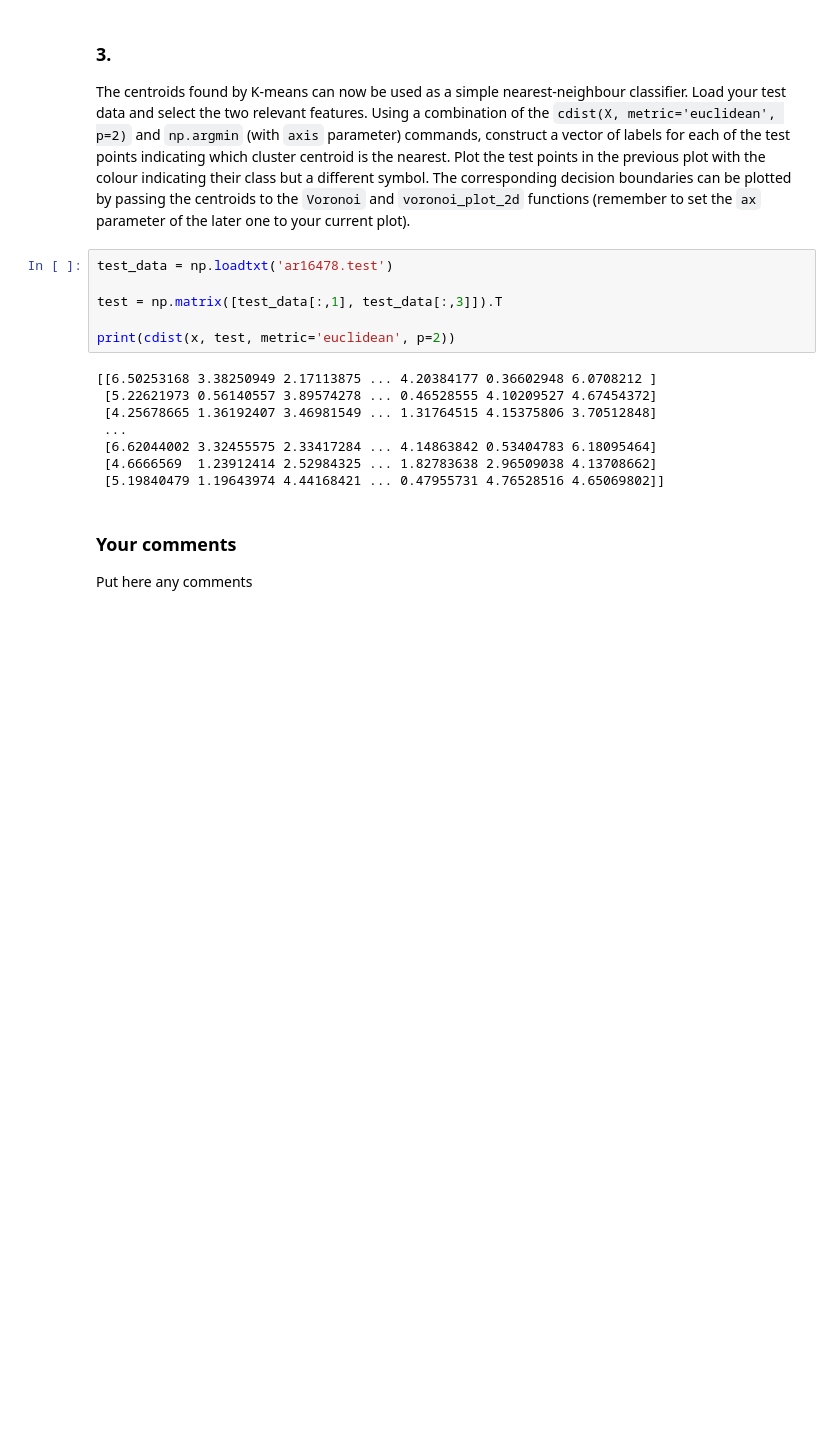
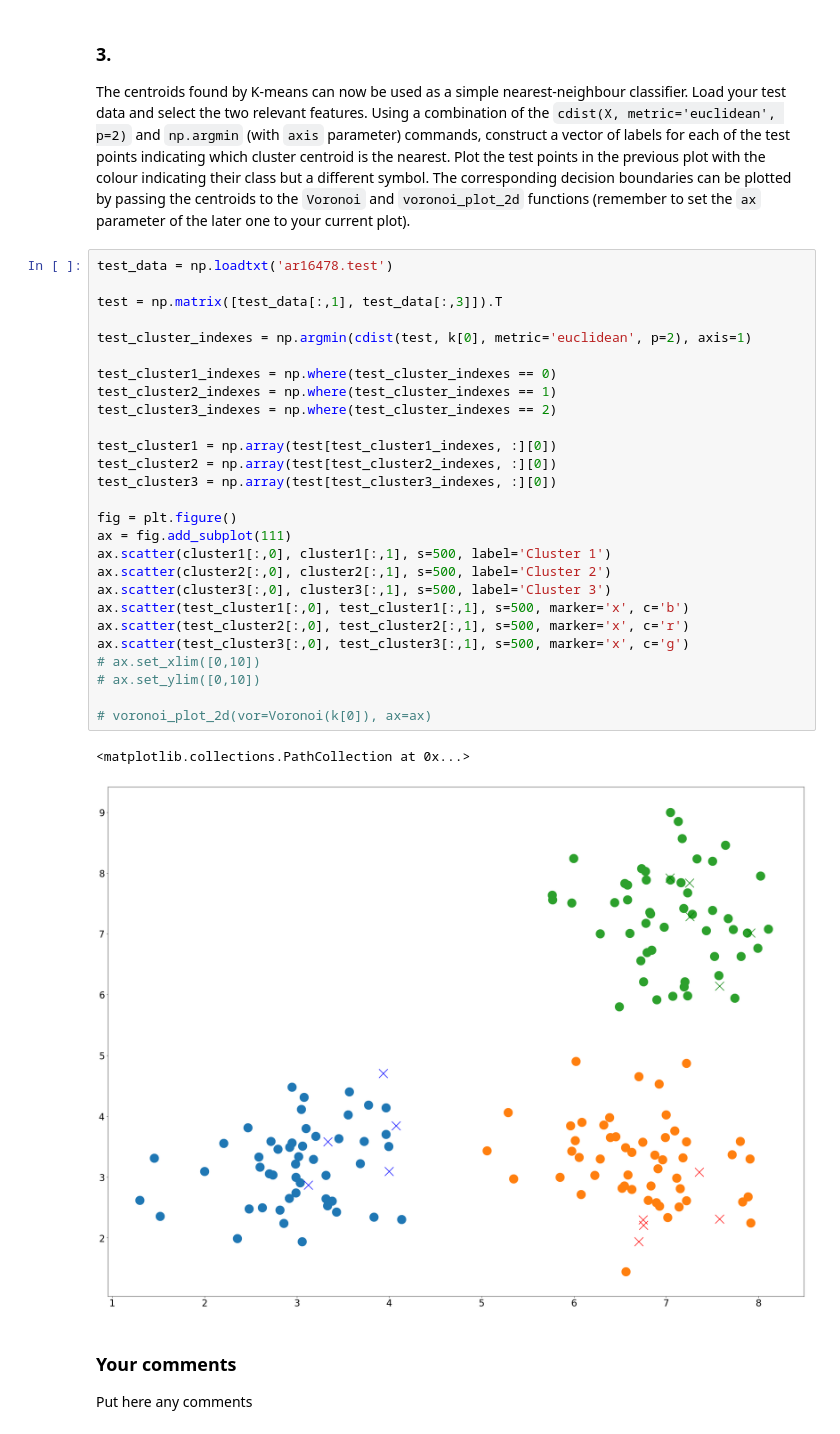
Before and after one commit to ainsleyrutterford/Clustering-and-Classifying-Data, a Jupyter notebook: cw1.ipynb, the cells around one changed output. Cells and saved outputs as stored; diff of their text form; blank space fills up the shorter version.

Commit message:
3rd part of part 1 is nearly done. need to sort out voronoi plot

```diff
--- a/cw1.ipynb
+++ b/cw1.ipynb
@@ -105,20 +105,36 @@ I transpose so that the shape fits im pretty sure thats right. why the FUCK does
 # %% [markdown]
 ### 3. ###
 The centroids found by K-means can now be used as a simple nearest-neighbour classifier. Load your test data and select the two relevant features. Using a combination of the `cdist(X, metric='euclidean', p=2)` and `np.argmin` (with `axis` parameter) commands, construct a vector of labels for each of the test points indicating which cluster centroid is the nearest. Plot the test points in the previous plot with the colour indicating their class but a different symbol. The corresponding decision boundaries can be plotted by passing the centroids to the `Voronoi` and `voronoi_plot_2d` functions (remember to set the `ax` parameter of the later one to your current plot).
-# %%
-test_data = np.loadtxt('ar16478.test')
-
-test = np.matrix([test_data[:,1], test_data[:,3]]).T
-
-print(cdist(x, test, metric='euclidean', p=2))
-# %% [output]
-[[6.50253168 3.38250949 2.17113875 ... 4.20384177 0.36602948 6.0708212 ]
- [5.22621973 0.56140557 3.89574278 ... 0.46528555 4.10209527 4.67454372]
- [4.25678665 1.36192407 3.46981549 ... 1.31764515 4.15375806 3.70512848]
- ...
- [6.62044002 3.32455575 2.33417284 ... 4.14863842 0.53404783 6.18095464]
- [4.6666569  1.23912414 2.52984325 ... 1.82783638 2.96509038 4.13708662]
- [5.19840479 1.19643974 4.44168421 ... 0.47955731 4.76528516 4.65069802]]
+# %%
+test_data = np.loadtxt('ar16478.test')
+
+test = np.matrix([test_data[:,1], test_data[:,3]]).T
+
+test_cluster_indexes = np.argmin(cdist(test, k[0], metric='euclidean', p=2), axis=1)
+
+test_cluster1_indexes = np.where(test_cluster_indexes == 0)
+test_cluster2_indexes = np.where(test_cluster_indexes == 1)
+test_cluster3_indexes = np.where(test_cluster_indexes == 2)
+
+test_cluster1 = np.array(test[test_cluster1_indexes, :][0])
+test_cluster2 = np.array(test[test_cluster2_indexes, :][0])
+test_cluster3 = np.array(test[test_cluster3_indexes, :][0])
+
+fig = plt.figure()
+ax = fig.add_subplot(111)
+ax.scatter(cluster1[:,0], cluster1[:,1], s=500, label='Cluster 1')
+ax.scatter(cluster2[:,0], cluster2[:,1], s=500, label='Cluster 2')
+ax.scatter(cluster3[:,0], cluster3[:,1], s=500, label='Cluster 3')
+ax.scatter(test_cluster1[:,0], test_cluster1[:,1], s=500, marker='x', c='b')
+ax.scatter(test_cluster2[:,0], test_cluster2[:,1], s=500, marker='x', c='r')
+ax.scatter(test_cluster3[:,0], test_cluster3[:,1], s=500, marker='x', c='g')
+# ax.set_xlim([0,10])
+# ax.set_ylim([0,10])
+
+# voronoi_plot_2d(vor=Voronoi(k[0]), ax=ax)
+# %% [output]
+<matplotlib.collections.PathCollection at 0x...>
+[figure, added]
 # %% [markdown]
 ### Your comments ###
 
```
Also changed, not shown: parts of 1 cell of this notebook.
